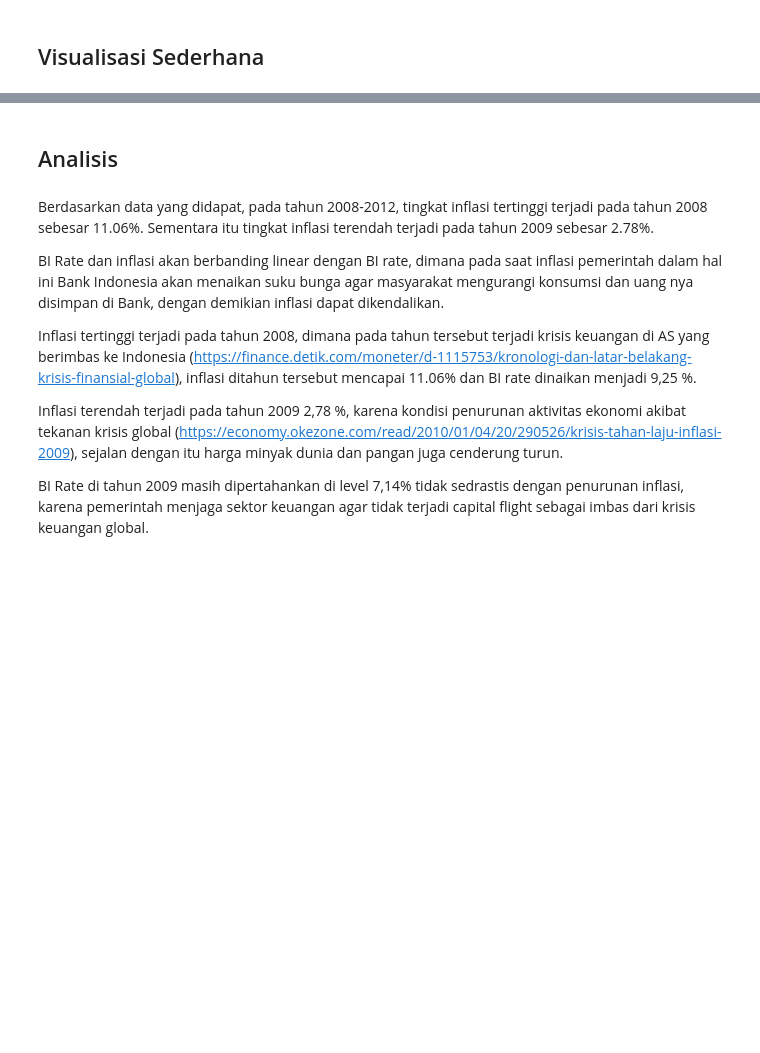
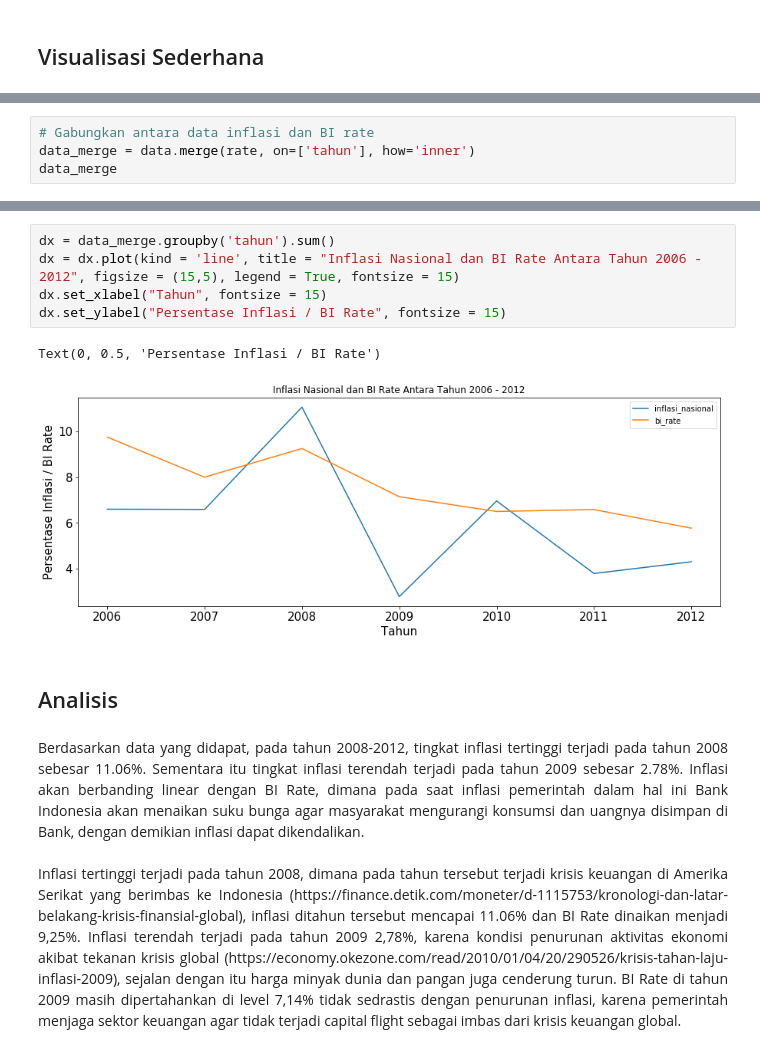
Before and after one commit to gabriellavg/digital-talent, a Jupyter notebook: Tugas Analisis Tingkat Inflasi.ipynb, the cells around one changed output, grey strips where cells are left out. Drawn from its saved outputs; the diff is of its cells as text; blank space fills up the shorter version.

```diff
--- a/Tugas Analisis Tingkat Inflasi.ipynb
+++ b/Tugas Analisis Tingkat Inflasi.ipynb
@@ -89,0 +102,4 @@ Text(0,0.5,'BI Rate')
+# %%
+# Gabungkan antara data inflasi dan BI rate
+data_merge = data.merge(rate, on=['tahun'], how='inner')
+data_merge
@@ -90,13 +115,17 @@ Text(0,0.5,'BI Rate')
+# %%
+dx = data_merge.groupby('tahun').sum()
+dx = dx.plot(kind = 'line', title = "Inflasi Nasional dan BI Rate Antara Tahun 2006 - 2012", figsize = (15,5), legend = True, fontsize = 15)
+dx.set_xlabel("Tahun", fontsize = 15)
+dx.set_ylabel("Persentase Inflasi / BI Rate", fontsize = 15)
+# %% [output]
+Text(0, 0.5, 'Persentase Inflasi / BI Rate')
+[figure, added]
 # %% [markdown]
 ## Analisis
 # %% [markdown]
+<div style="text-align: justify">
 Berdasarkan data yang didapat, pada tahun 2008-2012, tingkat inflasi tertinggi terjadi pada tahun 2008 sebesar 11.06%.
-Sementara itu tingkat inflasi terendah terjadi pada tahun 2009 sebesar 2.78%.
-
-BI Rate dan inflasi akan berbanding linear dengan BI rate, dimana pada saat inflasi pemerintah dalam hal ini Bank Indonesia akan menaikan suku bunga agar masyarakat mengurangi konsumsi dan uang nya disimpan di Bank, dengan demikian inflasi dapat dikendalikan.
-
-Inflasi tertinggi terjadi pada tahun 2008, dimana pada tahun tersebut terjadi krisis keuangan di AS yang berimbas ke Indonesia (https://finance.detik.com/moneter/d-1115753/kronologi-dan-latar-belakang-krisis-finansial-global), inflasi ditahun tersebut mencapai 11.06% dan BI rate dinaikan menjadi 9,25 %.
-
-Inflasi terendah terjadi pada tahun 2009 2,78 %, karena kondisi penurunan aktivitas ekonomi akibat tekanan krisis global (https://economy.okezone.com/read/2010/01/04/20/290526/krisis-tahan-laju-inflasi-2009), sejalan dengan itu harga minyak dunia dan pangan juga cenderung turun.
-
-BI Rate di tahun 2009 masih dipertahankan di level 7,14% tidak sedrastis dengan penurunan inflasi, karena pemerintah menjaga sektor keuangan agar tidak terjadi capital flight sebagai imbas dari krisis keuangan global.
+Sementara itu tingkat inflasi terendah terjadi pada tahun 2009 sebesar 2.78%. Inflasi akan berbanding linear dengan BI Rate, dimana pada saat inflasi pemerintah dalam hal ini Bank Indonesia akan menaikan suku bunga agar masyarakat mengurangi konsumsi dan uangnya disimpan di Bank, dengan demikian inflasi dapat dikendalikan.
+<br><br>
+Inflasi tertinggi terjadi pada tahun 2008, dimana pada tahun tersebut terjadi krisis keuangan di Amerika Serikat yang berimbas ke Indonesia (<a>https://finance.detik.com/moneter/d-1115753/kronologi-dan-latar-belakang-krisis-finansial-global</a>), inflasi ditahun tersebut mencapai 11.06% dan BI Rate dinaikan menjadi 9,25%. Inflasi terendah terjadi pada tahun 2009 2,78%, karena kondisi penurunan aktivitas ekonomi akibat tekanan krisis global (<a>https://economy.okezone.com/read/2010/01/04/20/290526/krisis-tahan-laju-inflasi-2009</a>), sejalan dengan itu harga minyak dunia dan pangan juga cenderung turun. BI Rate di tahun 2009 masih dipertahankan di level 7,14% tidak sedrastis dengan penurunan inflasi, karena pemerintah menjaga sektor keuangan agar tidak terjadi capital flight sebagai imbas dari krisis keuangan global.
+</div>
```
Also changed, not shown: parts of 18 cells of this notebook, 1 other file.
